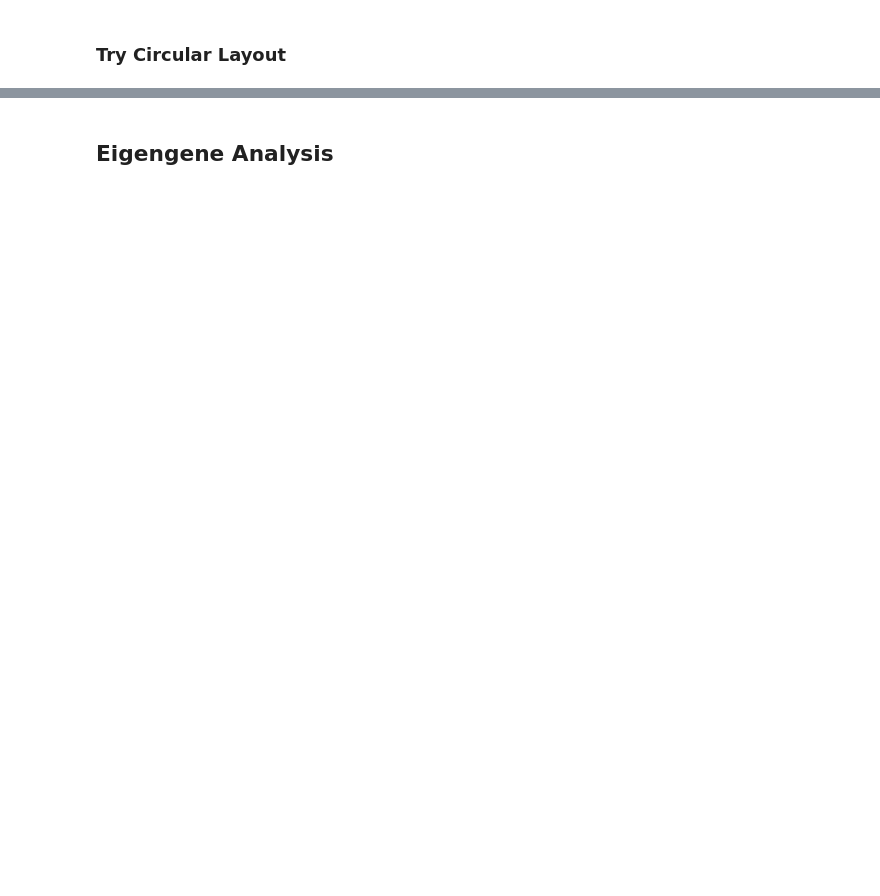
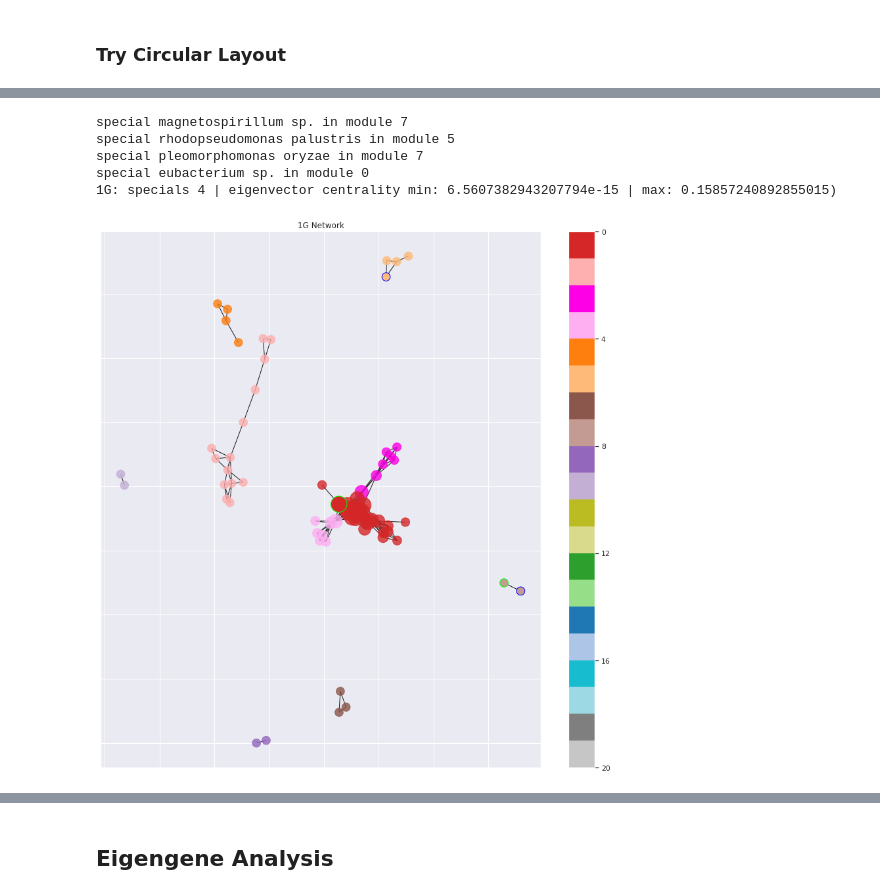
Before and after one commit to olincollege/microbiome-network-analysis-research, a Jupyter notebook: network_analysis_groups.ipynb, the cells around one changed output, grey strips where cells are left out. Cells and saved outputs as stored; diff of their text form; code cells hidden in the pictures; blank space fills up the shorter version.

```diff
--- a/network_analysis_groups.ipynb
+++ b/network_analysis_groups.ipynb
@@ -463,0 +436,9 @@ for G in Gs:
+# %%
+nap.visualize_network_fancy(G_1G)
+# %% [output]
+special magnetospirillum sp. in module 7
+special rhodopseudomonas palustris in module 5
+special pleomorphomonas oryzae in module 7
+special eubacterium sp. in module 0
+1G: specials 4 | eigenvector centrality min: 6.5607382943207794e-15 | max: 0.15857240892855015)
+[figure, added]
```
Also changed, not shown: parts of 15 cells of this notebook, 10 other files.
